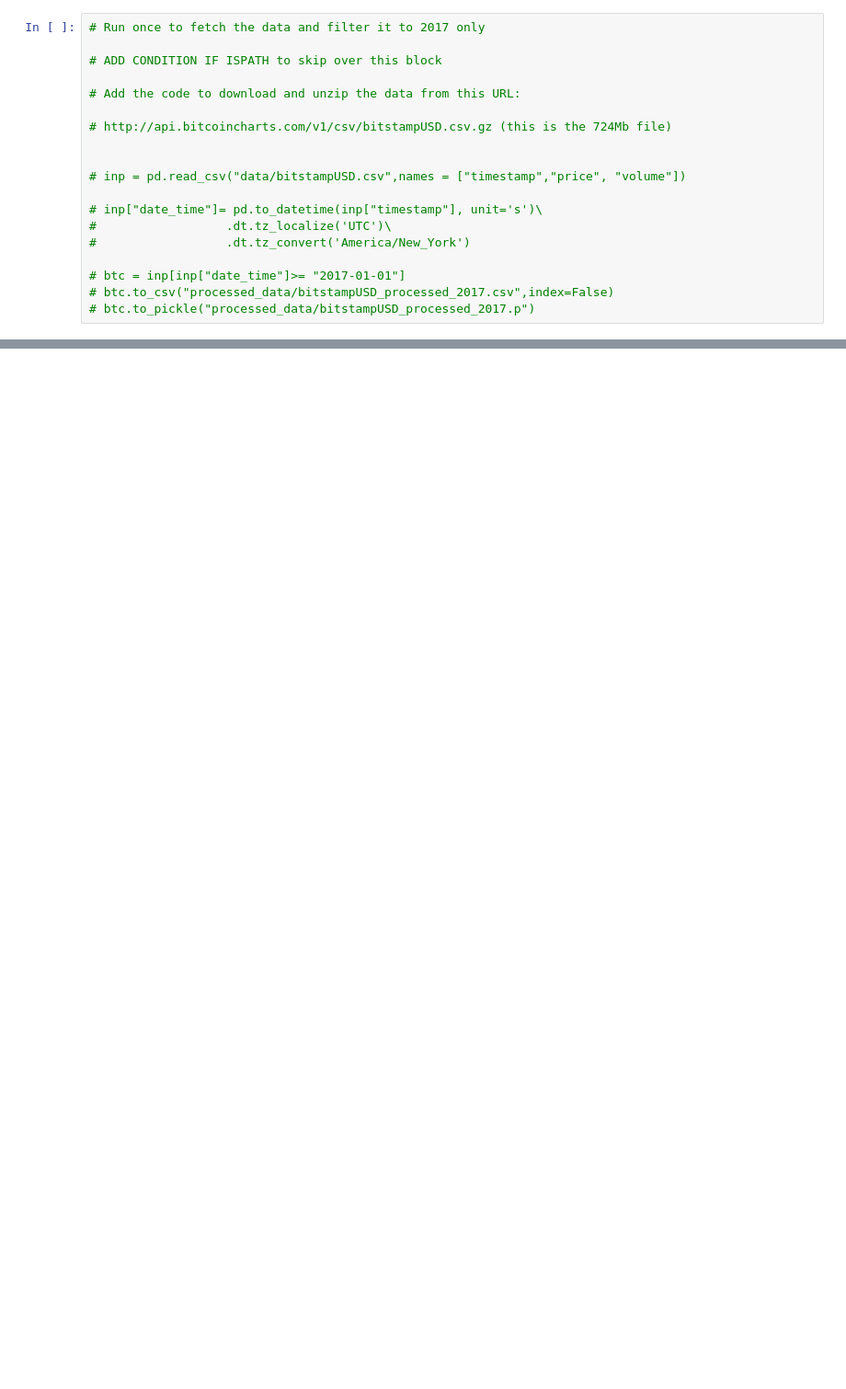
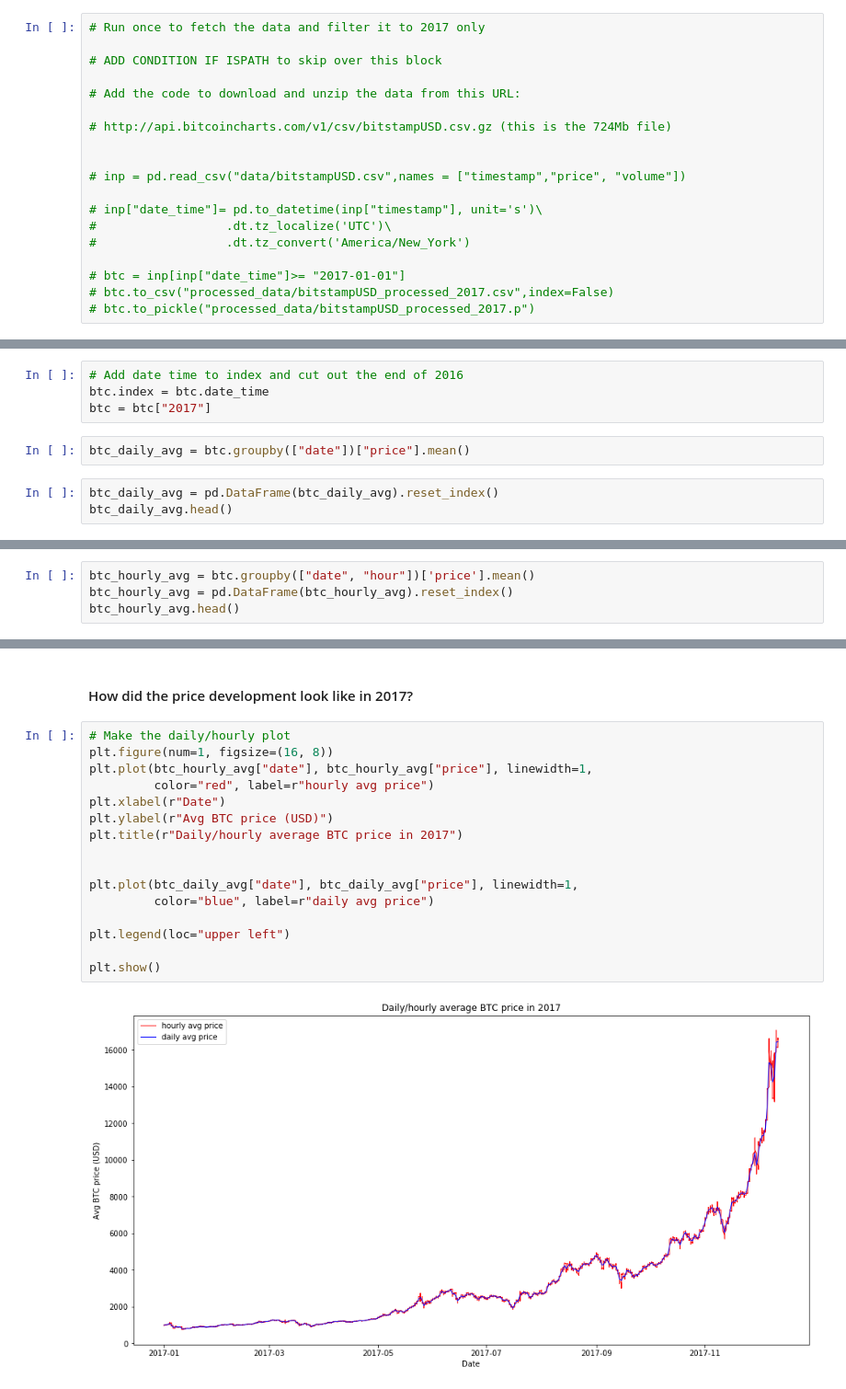
Before and after one commit to Liam-O/Data620, a Jupyter notebook: FinalProject/getting_btc_price.ipynb, the cells around one changed output, grey strips where cells are left out. Shown at 92% size. Drawn from its saved outputs; the diff is of its cells as text; blank space fills up the shorter version.

```diff
--- a/FinalProject/getting_btc_price.ipynb
+++ b/FinalProject/getting_btc_price.ipynb
@@ -35,0 +79,9 @@ import numpy as np
+# %%
+# Add date time to index and cut out the end of 2016
+btc.index = btc.date_time
+btc = btc["2017"]
+# %%
+btc_daily_avg = btc.groupby(["date"])["price"].mean()
+# %%
+btc_daily_avg = pd.DataFrame(btc_daily_avg).reset_index()
+btc_daily_avg.head()
@@ -35,0 +95,4 @@ import numpy as np
+# %%
+btc_hourly_avg = btc.groupby(["date", "hour"])['price'].mean()
+btc_hourly_avg = pd.DataFrame(btc_hourly_avg).reset_index()
+btc_hourly_avg.head()
@@ -35,0 +106,20 @@ import numpy as np
+# %% [markdown]
+#### How did the price development look like in 2017?
+# %%
+# Make the daily/hourly plot
+plt.figure(num=1, figsize=(16, 8))
+plt.plot(btc_hourly_avg["date"], btc_hourly_avg["price"], linewidth=1,
+         color="red", label=r"hourly avg price")
+plt.xlabel(r"Date")
+plt.ylabel(r"Avg BTC price (USD)")
+plt.title(r"Daily/hourly average BTC price in 2017")
+
+
+plt.plot(btc_daily_avg["date"], btc_daily_avg["price"], linewidth=1,
+         color="blue", label=r"daily avg price")
+
+plt.legend(loc="upper left")
+
+plt.show()
+# %% [output]
+[figure, added]
```
Also changed, not shown: parts of 13 cells of this notebook.
